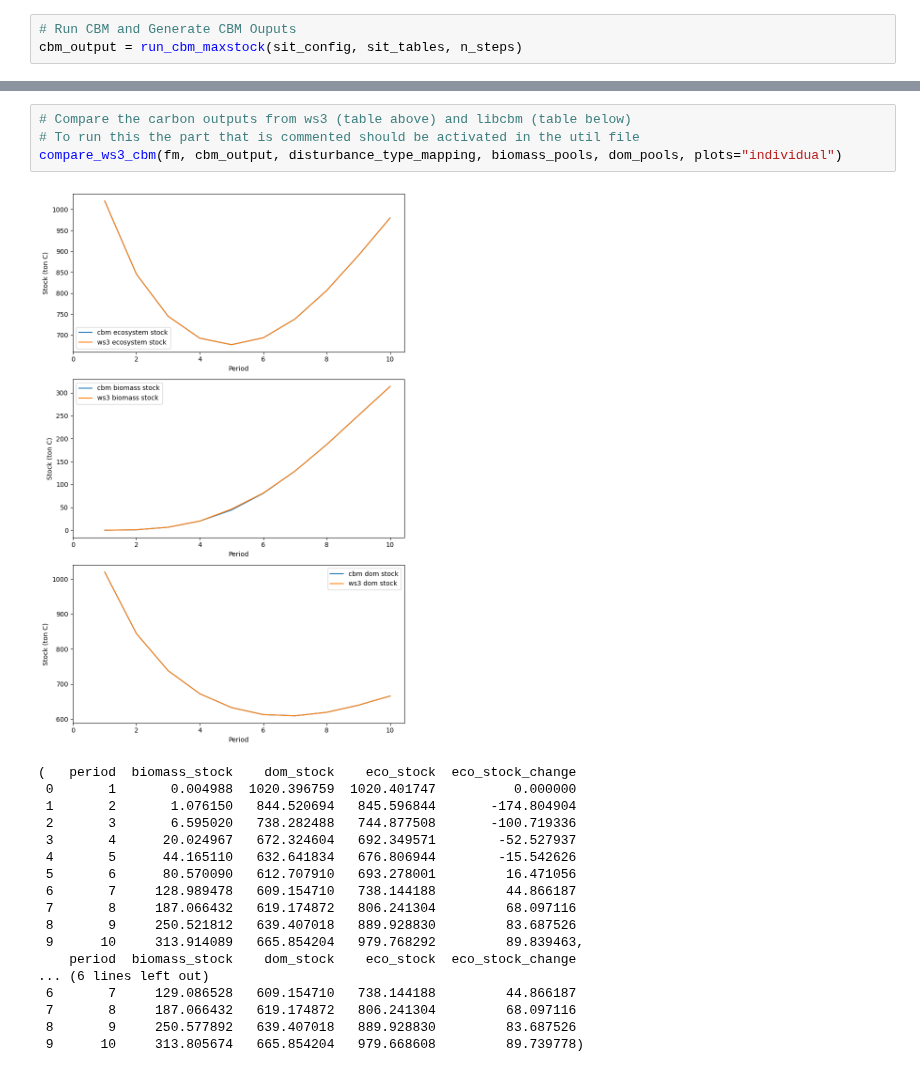
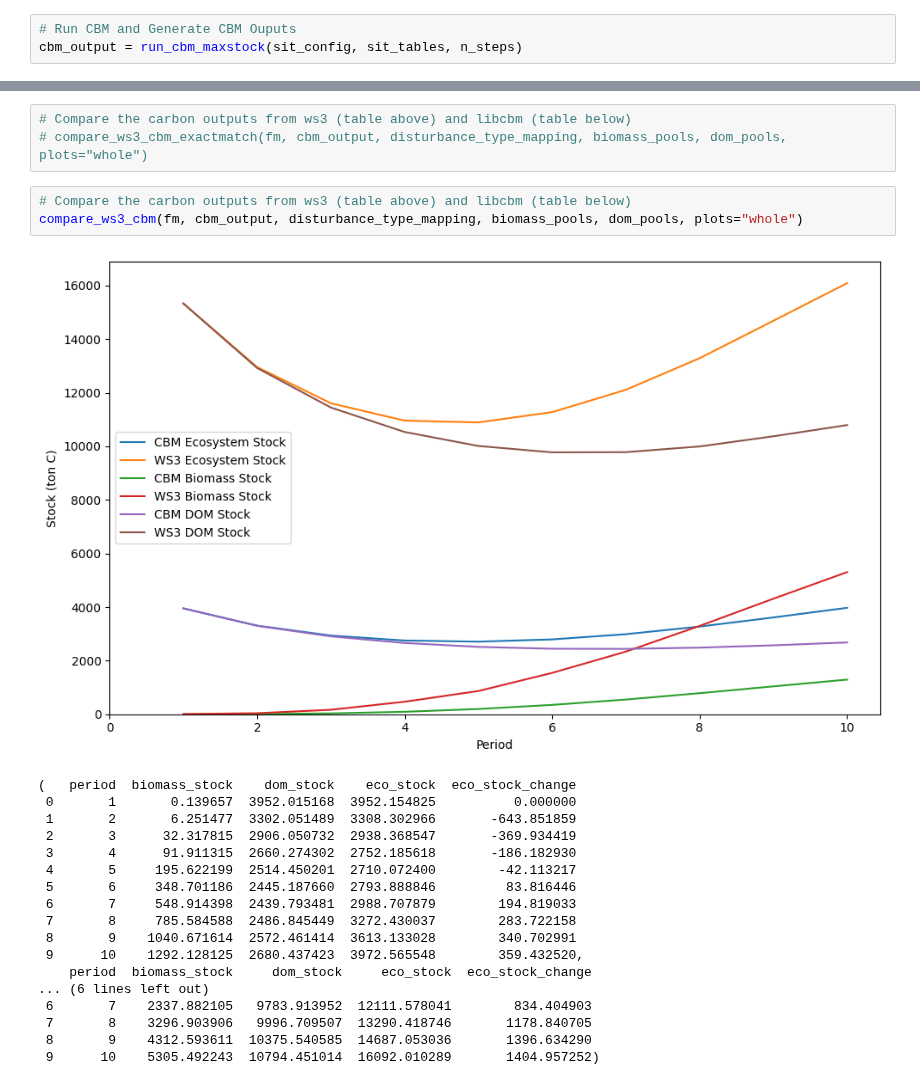
Before and after one commit to UBC-FRESH/nbds_mining, a Jupyter notebook: test_build_carbon_curve_redchris_exactmatch.ipynb, the cells around one changed output, grey strips where cells are left out. Drawn from its saved outputs; the diff is of its cells as text.

Commit message:
successfully built carbon curve for red chris

```diff
--- a/test_build_carbon_curve_redchris_exactmatch.ipynb
+++ b/test_build_carbon_curve_redchris_exactmatch.ipynb
@@ -425,23 +582,25 @@ cbm_report(fm, cbm_output, biomass_pools, dom_pools, fluxes, gross_growth)
 # %%
 # Compare the carbon outputs from ws3 (table above) and libcbm (table below)
-# To run this the part that is commented should be activated in the util file
-compare_ws3_cbm(fm, cbm_output, disturbance_type_mapping, biomass_pools, dom_pools, plots="individual")
+# compare_ws3_cbm_exactmatch(fm, cbm_output, disturbance_type_mapping, biomass_pools, dom_pools, plots="whole")
-# %% [output]
-[figure, removed]
-(   period  biomass_stock    dom_stock    eco_stock  eco_stock_change
- 0       1       0.004988  1020.396759  1020.401747          0.000000
- 1       2       1.076150   844.520694   845.596844       -174.804904
- 2       3       6.595020   738.282488   744.877508       -100.719336
- 3       4      20.024967   672.324604   692.349571        -52.527937
- 4       5      44.165110   632.641834   676.806944        -15.542626
- 5       6      80.570090   612.707910   693.278001         16.471056
- 6       7     128.989478   609.154710   738.144188         44.866187
- 7       8     187.066432   619.174872   806.241304         68.097116
- 8       9     250.521812   639.407018   889.928830         83.687526
- 9      10     313.914089   665.854204   979.768292         89.839463,
-    period  biomass_stock    dom_stock    eco_stock  eco_stock_change
-... (6 lines left out)
- 6       7     129.086528   609.154710   738.144188         44.866187
- 7       8     187.066432   619.174872   806.241304         68.097116
- 8       9     250.577892   639.407018   889.928830         83.687526
- 9      10     313.805674   665.854204   979.668608         89.739778)
+# %%
+# Compare the carbon outputs from ws3 (table above) and libcbm (table below)
+compare_ws3_cbm(fm, cbm_output, disturbance_type_mapping, biomass_pools, dom_pools, plots="whole")
+# %% [output]
+[figure, added]
+(   period  biomass_stock    dom_stock    eco_stock  eco_stock_change
+ 0       1       0.139657  3952.015168  3952.154825          0.000000
+ 1       2       6.251477  3302.051489  3308.302966       -643.851859
+ 2       3      32.317815  2906.050732  2938.368547       -369.934419
+ 3       4      91.911315  2660.274302  2752.185618       -186.182930
+ 4       5     195.622199  2514.450201  2710.072400        -42.113217
+ 5       6     348.701186  2445.187660  2793.888846         83.816446
+ 6       7     548.914398  2439.793481  2988.707879        194.819033
+ 7       8     785.584588  2486.845449  3272.430037        283.722158
+ 8       9    1040.671614  2572.461414  3613.133028        340.702991
+ 9      10    1292.128125  2680.437423  3972.565548        359.432520,
+    period  biomass_stock     dom_stock     eco_stock  eco_stock_change
+... (6 lines left out)
+ 6       7    2337.882105   9783.913952  12111.578041        834.404903
+ 7       8    3296.903906   9996.709507  13290.418746       1178.840705
+ 8       9    4312.593611  10375.540585  14687.053036       1396.634290
+ 9      10    5305.492243  10794.451014  16092.010289       1404.957252)
```
Also changed, not shown: parts of 35 cells of this notebook, 11 other files.
